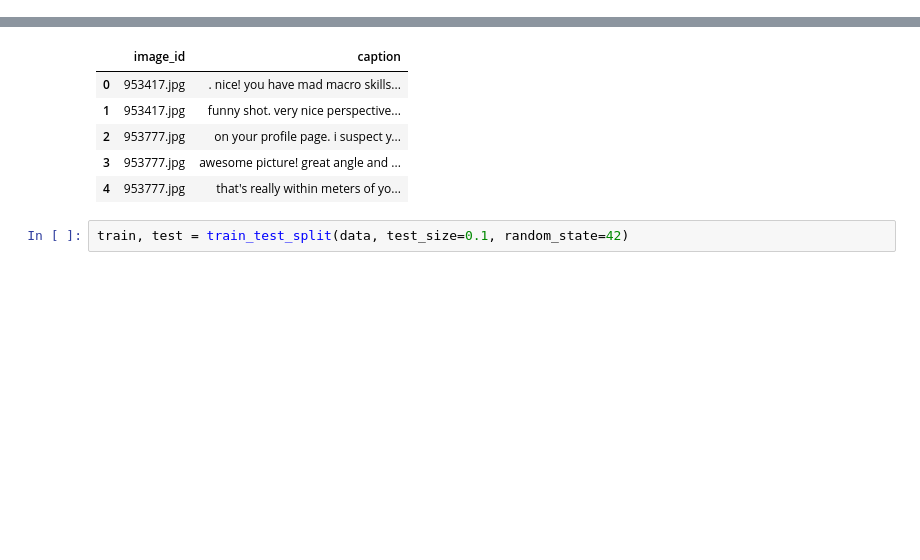
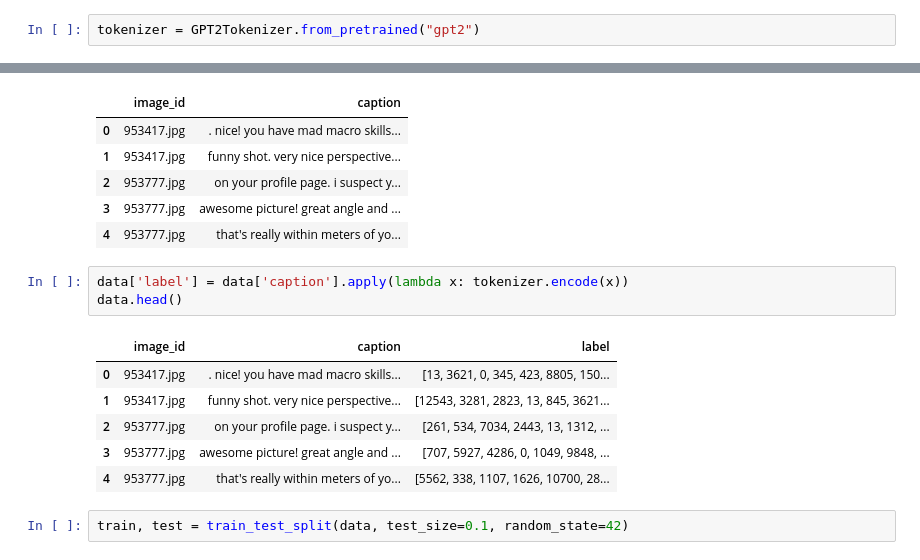
Before and after one commit to keenansamway/COSC576-Project, a Jupyter notebook: CLIP-GPT2/clip-gpt2_dataprep.ipynb, the cells around one changed output, grey strips where cells are left out. Saved outputs shown, nothing was run; the diff lists cells and outputs as text; blank space fills up the shorter version.

```diff
--- a/CLIP-GPT2/clip-gpt2_dataprep.ipynb
+++ b/CLIP-GPT2/clip-gpt2_dataprep.ipynb
@@ -7,4 +8,6 @@ import pandas as pd
 from sklearn.model_selection import train_test_split
+# %%
+tokenizer = GPT2Tokenizer.from_pretrained("gpt2")
 # %%
 ## DATA PREPERATION
 captions_file = "../datasets/AVA/AVA-captions_clean_full.feather"
@@ -18,6 +21,16 @@ data.head()
 | 2 | 953777.jpg | on your profile page. i suspect y... |
 | 3 | 953777.jpg | awesome picture! great angle and ... |
 | 4 | 953777.jpg | that's really within meters of yo... |
+# %%
+data['label'] = data['caption'].apply(lambda x: tokenizer.encode(x))
+data.head()
+# %% [output]
+|  | image_id | caption | label |
+| 0 | 953417.jpg | . nice! you have mad macro skills... | [13, 3621, 0, 345, 423, 8805, 150... |
+| 1 | 953417.jpg | funny shot. very nice perspective... | [12543, 3281, 2823, 13, 845, 3621... |
+| 2 | 953777.jpg | on your profile page. i suspect y... | [261, 534, 7034, 2443, 13, 1312, ... |
+| 3 | 953777.jpg | awesome picture! great angle and ... | [707, 5927, 4286, 0, 1049, 9848, ... |
+| 4 | 953777.jpg | that's really within meters of yo... | [5562, 338, 1107, 1626, 10700, 28... |
 # %%
 train, test = train_test_split(data, test_size=0.1, random_state=42)
 # %%
```
Also changed, not shown: parts of 1 cell of this notebook, 5 other files.
